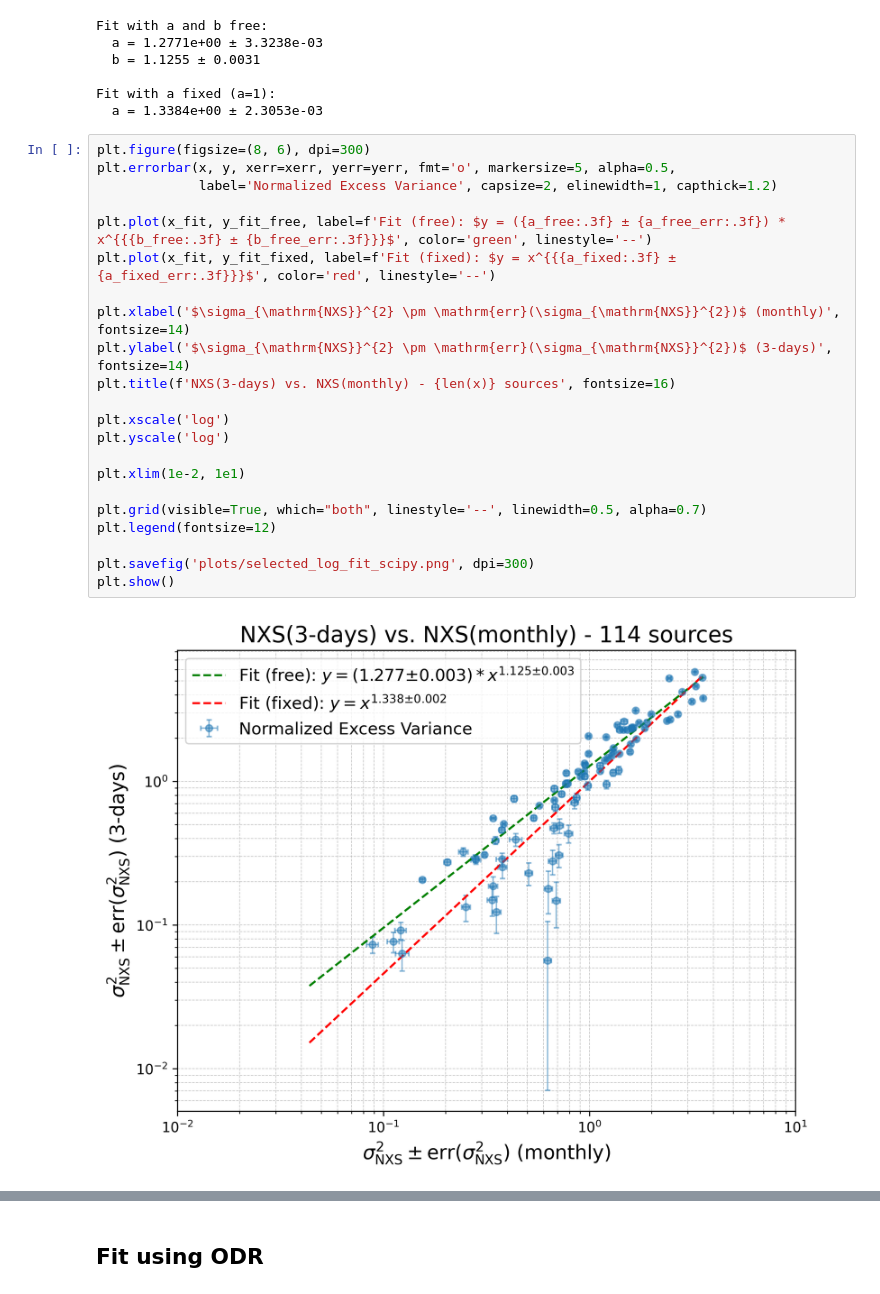
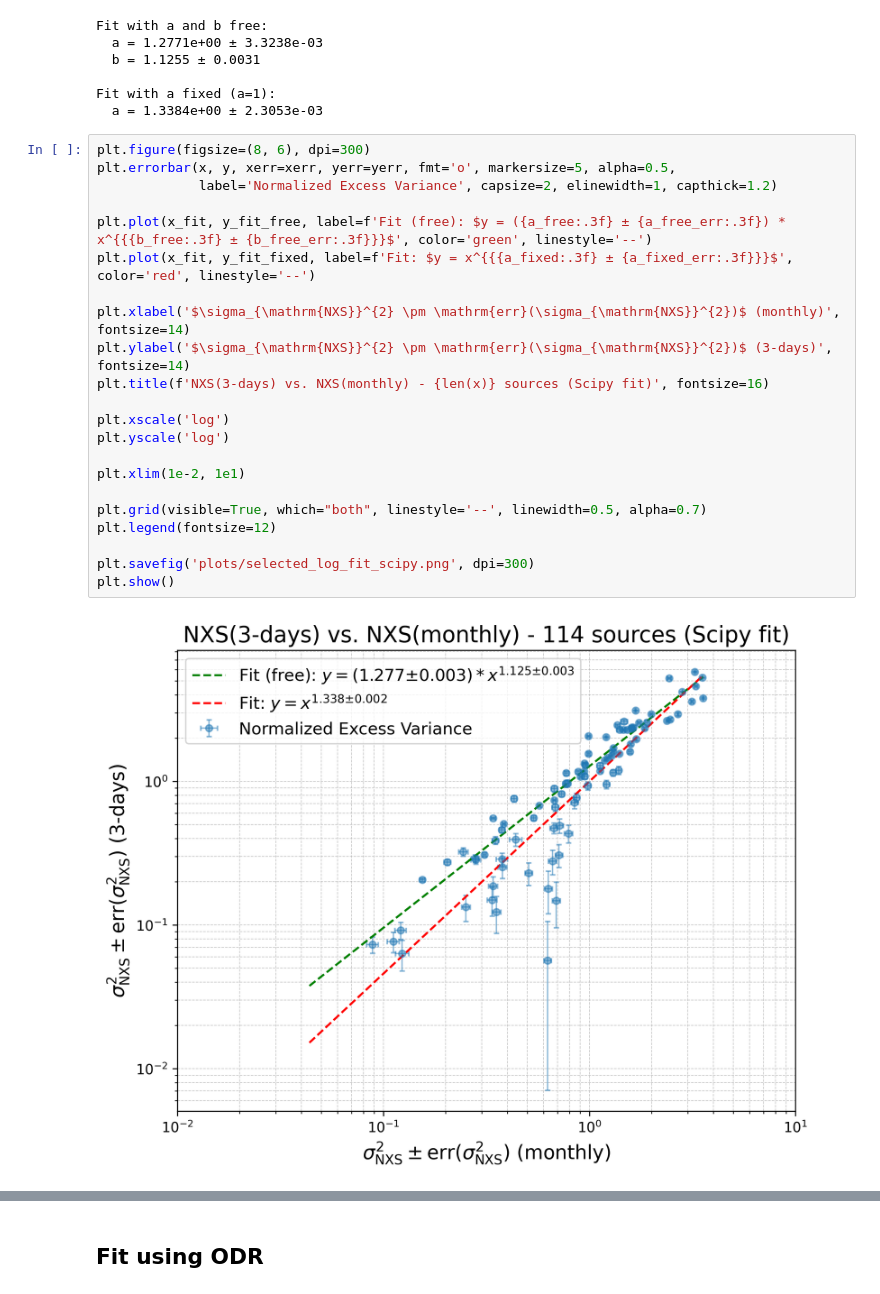
Before and after one commit to luanapassosreis/CTA_AGN_Pop_Variability, a Jupyter notebook: 4LAC_variability_analysis/main.ipynb, the cells around one changed output, grey strips where cells are left out. Drawn from its saved outputs; the diff is of its cells as text.

Commit message:
small changes in the plot

```diff
--- a/4LAC_variability_analysis/main.ipynb
+++ b/4LAC_variability_analysis/main.ipynb
@@ -644,27 +644,27 @@ Fit with a fixed (a=1):
 # %%
 plt.figure(figsize=(8, 6), dpi=300)
 plt.errorbar(x, y, xerr=xerr, yerr=yerr, fmt='o', markersize=5, alpha=0.5,
              label='Normalized Excess Variance', capsize=2, elinewidth=1, capthick=1.2)
 
 plt.plot(x_fit, y_fit_free, label=f'Fit (free): $y = ({a_free:.3f} ± {a_free_err:.3f}) * x^{{{b_free:.3f} ± {b_free_err:.3f}}}$', color='green', linestyle='--')
-plt.plot(x_fit, y_fit_fixed, label=f'Fit (fixed): $y = x^{{{a_fixed:.3f} ± {a_fixed_err:.3f}}}$', color='red', linestyle='--')
+plt.plot(x_fit, y_fit_fixed, label=f'Fit: $y = x^{{{a_fixed:.3f} ± {a_fixed_err:.3f}}}$', color='red', linestyle='--')
 
 plt.xlabel('$\sigma_{\mathrm{NXS}}^{2} \pm \mathrm{err}(\sigma_{\mathrm{NXS}}^{2})$ (monthly)', fontsize=14)
 plt.ylabel('$\sigma_{\mathrm{NXS}}^{2} \pm \mathrm{err}(\sigma_{\mathrm{NXS}}^{2})$ (3-days)', fontsize=14)
-plt.title(f'NXS(3-days) vs. NXS(monthly) - {len(x)} sources', fontsize=16)
+plt.title(f'NXS(3-days) vs. NXS(monthly) - {len(x)} sources (Scipy fit)', fontsize=16)
 
 plt.xscale('log')
 plt.yscale('log')
 
 plt.xlim(1e-2, 1e1)
 
 plt.grid(visible=True, which="both", linestyle='--', linewidth=0.5, alpha=0.7)
 plt.legend(fontsize=12)
 
 plt.savefig('plots/selected_log_fit_scipy.png', dpi=300)
 plt.show()
 # %% [output]
-[figure, old version]
+[figure, new version]
 # %%
 # Define figure dimensions
 fig, axes = plt.subplots(1, 2, figsize=(14, 6), dpi=300, constrained_layout=True)
```
Also changed, not shown: parts of 6 cells of this notebook, 7 other files.
